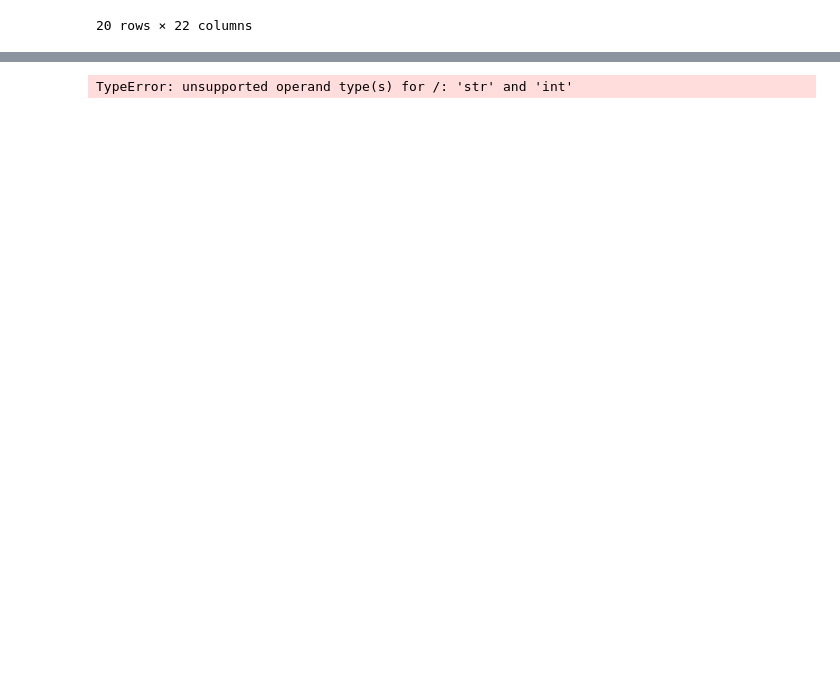
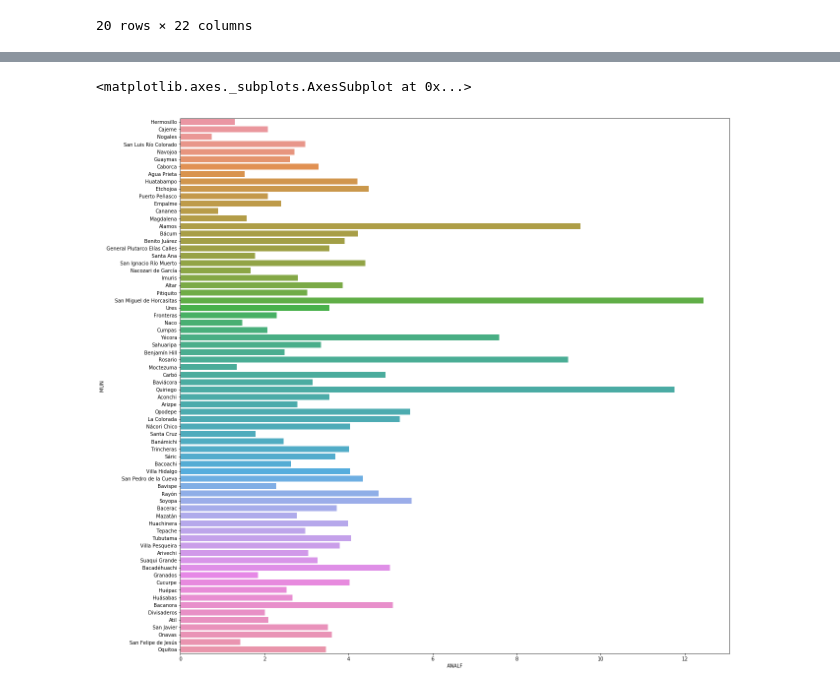
Before and after one commit to BrayanDurazo/EvidenciasCursoML, a Jupyter notebook: Datos_marginacion.ipynb, the cells around one changed output, grey strips where cells are left out. Drawn from its saved outputs; the diff is of its cells as text; code cells hidden in the pictures; blank space fills up the shorter version.

```diff
--- a/Datos_marginacion.ipynb
+++ b/Datos_marginacion.ipynb
@@ -37,6 +37,8 @@ indices_marginacion.head(20)
 | Pabellón de Arteaga | 1 | Aguascalientes | 1006 | 46473 | - | 3.41 | 14.9 | 1 | 0.42 | 0.9 | ... | ... |
 20 rows × 22 columns
 # %%
+indices_marginacion['ANALF'] = pd.to_numeric(indices_marginacion['ANALF'],errors='coerce')
+
 grupo_año = indices_marginacion.groupby(['AÑO', 'ENT'])
 grupo_año.get_group((2015, 'Sonora'))
 # %% [output]
@@ -60,8 +62,9 @@ grupo_año.get_group((2015, 'Sonora'))
 | Oquitoa | 26 | Sonora | 26046 | 372 | - | 3.46 | 43.84 | 0 | 0 | 1.08 | ... | ... |
 72 rows × 22 columns
 # %%
-indices_marginacion.reset_index()
 sonora2015 = grupo_año.get_group((2015, 'Sonora'))
+plt.figure(figsize=(20,20))
 sns.barplot(x = sonora2015['ANALF'], y = sonora2015.index)
 # %% [output]
-TypeError: unsupported operand type(s) for /: 'str' and 'int'
+<matplotlib.axes._subplots.AxesSubplot at 0x...>
+[figure, added]
```
Also changed, not shown: parts of 1 cell of this notebook.
